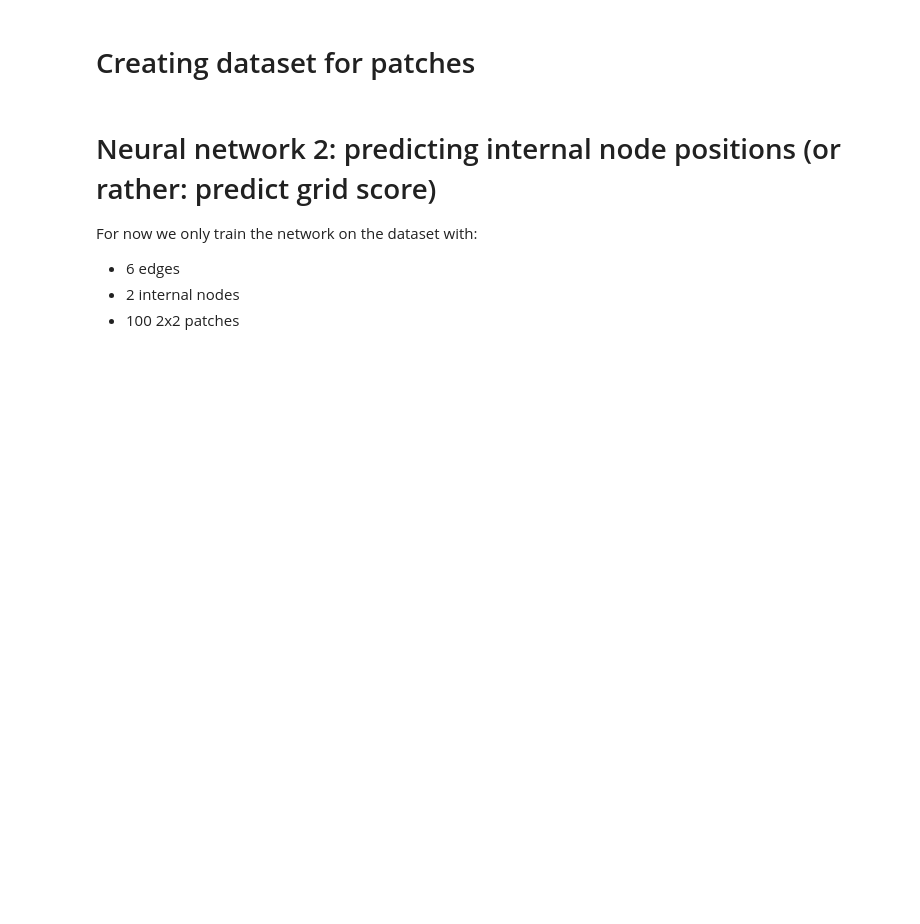
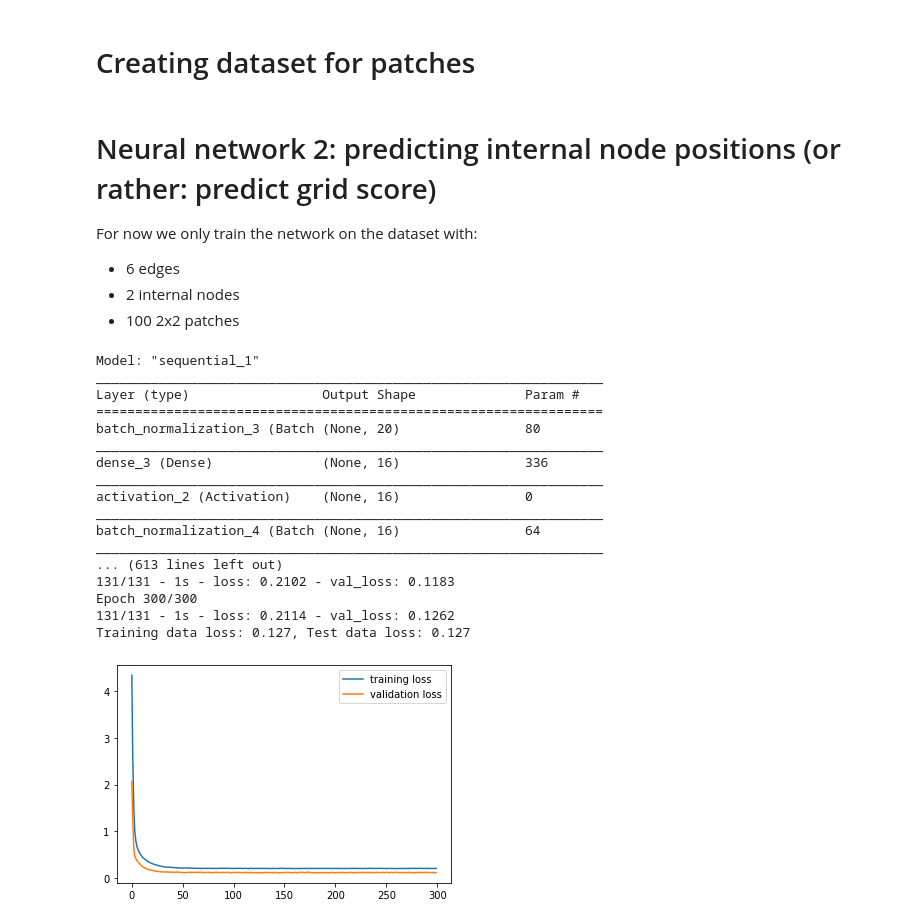
Before and after one commit to Siljekka/GrasshopperMeshAI, a Jupyter notebook: MeshPoints/MachineLearning/nn2.ipynb, the cells around one changed output. Cells and saved outputs as stored; diff of their text form; code cells hidden in the pictures; blank space fills up the shorter version.

```diff
--- a/MeshPoints/MachineLearning/nn2.ipynb
+++ b/MeshPoints/MachineLearning/nn2.ipynb
@@ -421,16 +452,19 @@ from tensorflow.keras import layers, metrics
 import sklearn.utils
 
 # Parameters
-LEARNING_RATE = 1e-4
-EPOCHS = 5000
-BATCH_SIZE = 512
+LEARNING_RATE = 1e-3
+EPOCHS = 300
+BATCH_SIZE = 256
 
 patches = pd.read_csv('data/patches-dataset.csv')
-patches = sklearn.utils.shuffle(patches)
 
 # Split dataset into 70/15/15 training/validation/test
 patches_train = patches.sample(frac=0.85, random_state=0)
 patches_test = patches.drop(patches_train.index)
+
+# Shuffle dataset
+patches_train = sklearn.utils.shuffle(patches_train)
+patches_test = sklearn.utils.shuffle(patches_test)
 
 # Split dataset into features and labels; last 4 columns
 # (predicted grid scores of a patch) are the labels.
@@ -454,34 +488,53 @@ model = tf.keras.Sequential([
     layers.BatchNormalization(),
     layers.Dropout(0.5),
 
-    layers.Dense(1),
+    layers.Dense(4),
 ])
 
 model.summary()
 model.compile(loss=tf.losses.MeanSquaredError(),
               optimizer=tf.optimizers.Adam(),
               )
 
 history = model.fit(train_features,
                     train_labels,
                     epochs=EPOCHS,
                     batch_size=BATCH_SIZE,
                     validation_split=0.18,
                     verbose=2,
                     )
 
 # Evaluate the model
 train_acc = model.evaluate(
     train_features, train_labels, verbose=0)
 test_acc = model.evaluate(
     test_features, test_labels, verbose=0)
 print('Training data loss: %.3f, Test data loss: %.3f' %
         (train_acc, test_acc))
 
 # plot history
 plt.plot(history.history['loss'], label='training loss')
 plt.plot(history.history['val_loss'], label='validation loss')
 plt.legend()
 plt.show()
+# %% [output]
+Model: "sequential_1"
+_________________________________________________________________
+Layer (type)                 Output Shape              Param #
+=================================================================
+batch_normalization_3 (Batch (None, 20)                80
+_________________________________________________________________
+dense_3 (Dense)              (None, 16)                336
+_________________________________________________________________
+activation_2 (Activation)    (None, 16)                0
+_________________________________________________________________
+batch_normalization_4 (Batch (None, 16)                64
+_________________________________________________________________
+... (613 lines left out)
+131/131 - 1s - loss: 0.2102 - val_loss: 0.1183
+Epoch 300/300
+131/131 - 1s - loss: 0.2114 - val_loss: 0.1262
+Training data loss: 0.127, Test data loss: 0.127
+[figure, added]
 # %%
 # model.save('model/six_edge_two_internal_model')
```
Also changed, not shown: parts of 4 cells of this notebook.
